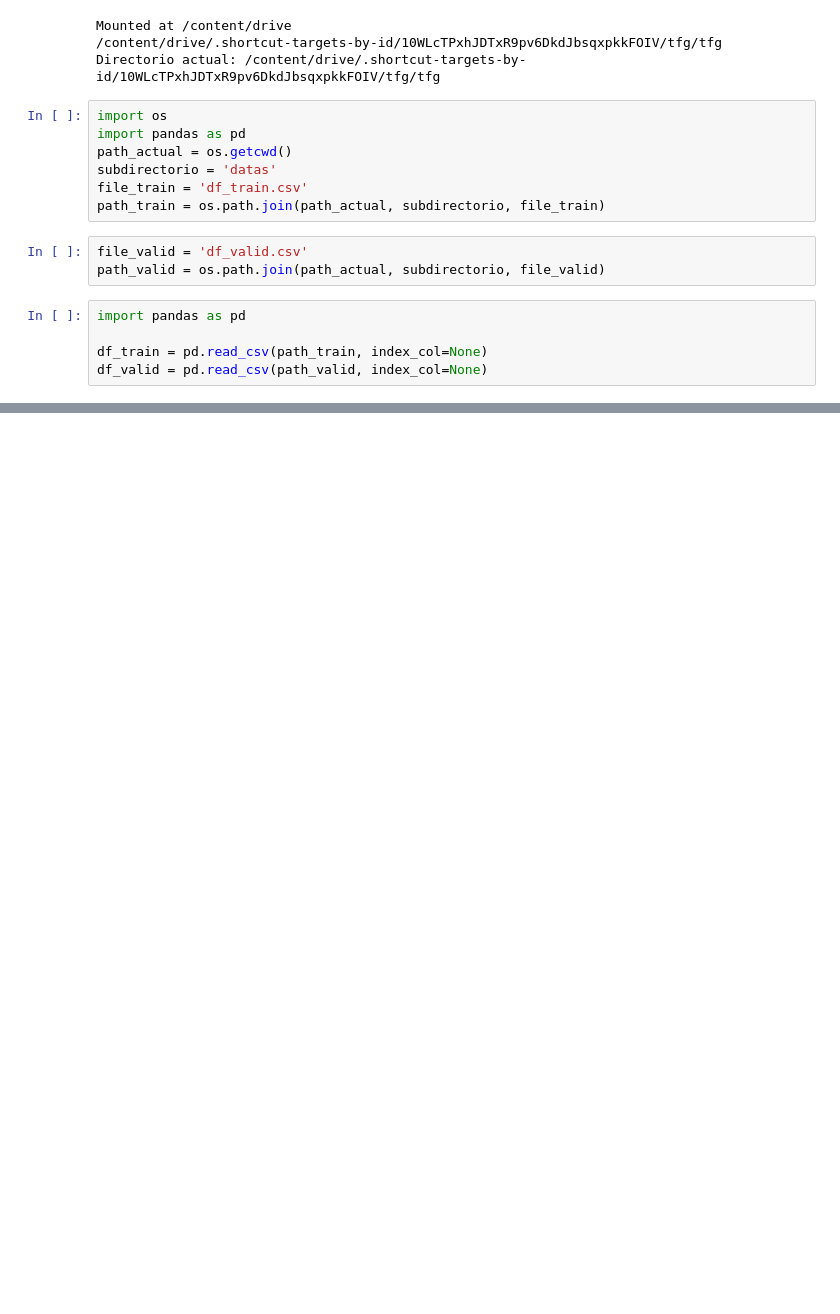
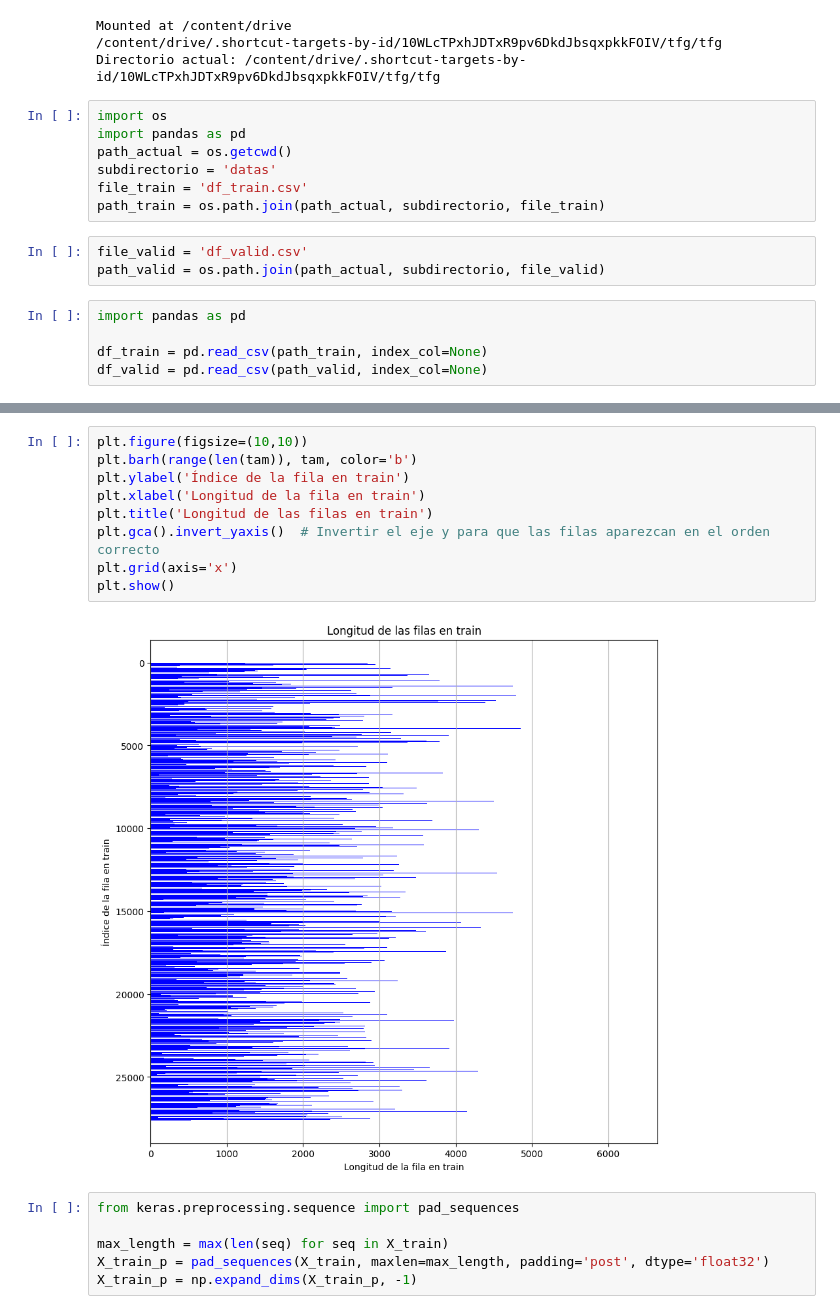
Before and after one commit to ruben-niwe/TFG, a Jupyter notebook: codigos/DL.ipynb, the cells around one changed output, grey strips where cells are left out. Cells and saved outputs as stored; diff of their text form; blank space fills up the shorter version.

```diff
--- a/codigos/DL.ipynb
+++ b/codigos/DL.ipynb
@@ -144,0 +90,17 @@ Accuracy: 0.7721040844917297
+# %%
+plt.figure(figsize=(10,10))
+plt.barh(range(len(tam)), tam, color='b')
+plt.ylabel('Índice de la fila en train')
+plt.xlabel('Longitud de la fila en train')
+plt.title('Longitud de las filas en train')
+plt.gca().invert_yaxis()  # Invertir el eje y para que las filas aparezcan en el orden correcto
+plt.grid(axis='x')
+plt.show()
+# %% [output]
+[figure, added]
+# %%
+from keras.preprocessing.sequence import pad_sequences
+
+max_length = max(len(seq) for seq in X_train)
+X_train_p = pad_sequences(X_train, maxlen=max_length, padding='post', dtype='float32')
+X_train_p = np.expand_dims(X_train_p, -1)
```
Also changed, not shown: parts of 32 cells of this notebook.
